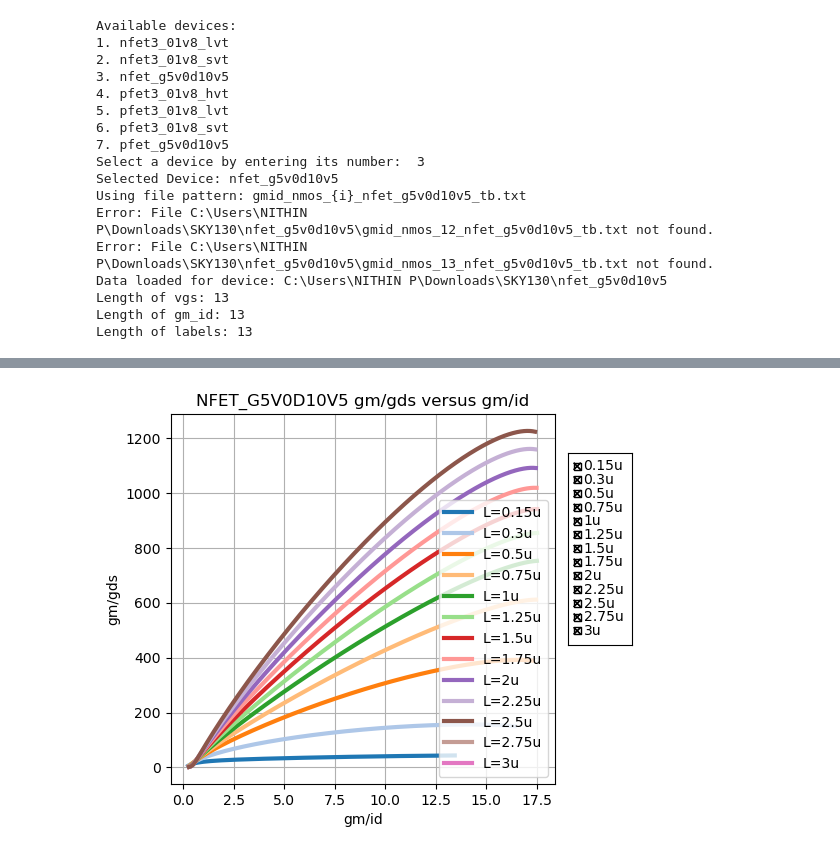
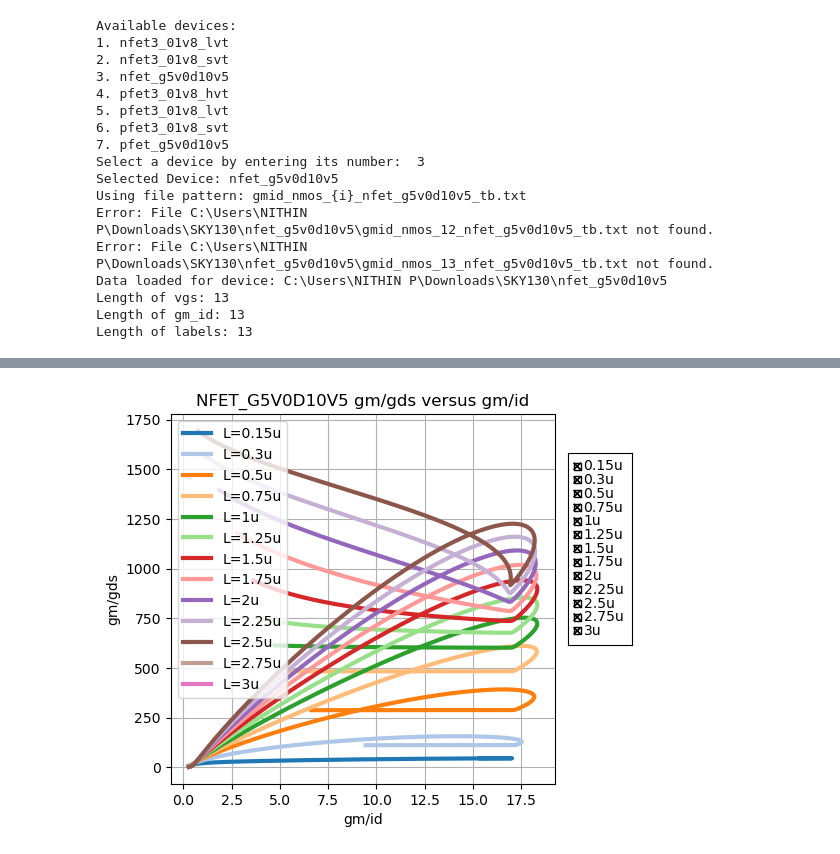
Before and after one commit to huanghaoran24/gmid_SKY130, a Jupyter notebook: GMID_Plot.ipynb, the cells around one changed output, grey strips where cells are left out. Drawn from its saved outputs; the diff is of its cells as text; code cells hidden in the pictures.

```diff
--- a/GMID_Plot.ipynb
+++ b/GMID_Plot.ipynb
@@ -228,4 +228,5 @@ Length of labels: 13
 # %%
+
 import os
 import numpy as np
 import matplotlib.pyplot as plt
@@ -310,15 +311,15 @@ def load_data():
                             Vgs, gm, _, id_val, _, Vth, _, gds, _, Cgg, _, Cgs, _, Cgd = temp
 
                             vov_value = Vgs - Vth
-                            if vov_value > 0:
-                                vgs[i-1].append(Vgs)
-                                Vov[i-1].append(vov_value)
-                                gm_id[i-1].append(gm / id_val)
-                                gm_gds[i-1].append(gm / gds)
-                                id_W[i-1].append(id_val / W)
-                                ft[i-1].append(gm / (2 * np.pi * Cgg))
-                                cgd_cgg[i-1].append(Cgd / Cgg)
-                                cgs_cgg[i-1].append(Cgs / Cgg)
+                            # if vov_value > 0:
+                            vgs[i-1].append(Vgs)
+                            Vov[i-1].append(vov_value)
+                            gm_id[i-1].append(gm / id_val)
+                            gm_gds[i-1].append(gm / gds)
+                            id_W[i-1].append(id_val / W)
+                            ft[i-1].append(gm / (2 * np.pi * Cgg))
+                            cgd_cgg[i-1].append(Cgd / Cgg)
+                            cgs_cgg[i-1].append(Cgs / Cgg)
                     except ValueError as e:
                         print(f"Warning: Skipping line in {filename} due to error: {e}")
         except FileNotFoundError:
@@ -537,15 +538,15 @@ def load_data():
                             Vgs, gm, _, id_val, _, Vth, _, gds, _, Cgg, _, Cgs, _, Cgd = temp
 
                             vov_value = Vgs - Vth
-                            if vov_value > 0:
-                                vgs[i-1].append(Vgs)
-                                Vov[i-1].append(vov_value)
-                                gm_id[i-1].append(gm / id_val)
-                                gm_gds[i-1].append(gm / gds)
-                                id_W[i-1].append(id_val / W)
-                                ft[i-1].append(gm / (2 * np.pi * Cgg))
-                                cgd_cgg[i-1].append(Cgd / Cgg)
-                                cgs_cgg[i-1].append(Cgs / Cgg)
+                            # if vov_value > 0:
+                            vgs[i-1].append(Vgs)
+                            Vov[i-1].append(vov_value)
+                            gm_id[i-1].append(gm / id_val)
+                            gm_gds[i-1].append(gm / gds)
+                            id_W[i-1].append(id_val / W)
+                            ft[i-1].append(gm / (2 * np.pi * Cgg))
+                            cgd_cgg[i-1].append(Cgd / Cgg)
+                            cgs_cgg[i-1].append(Cgs / Cgg)
                     except ValueError as e:
                         print(f"Warning: Skipping line in {filename} due to error: {e}")
         except FileNotFoundError:
@@ -679 +680 @@ Length of labels: 13
-[figure, old version]
+[figure, new version]
```
Also changed, not shown: parts of 7 cells of this notebook.
